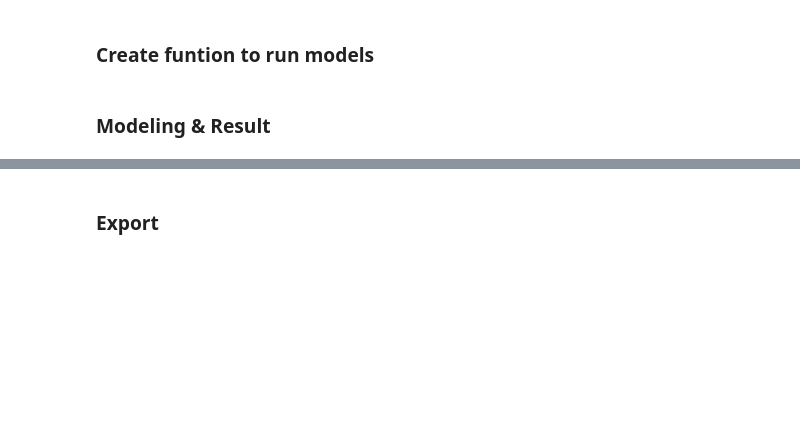
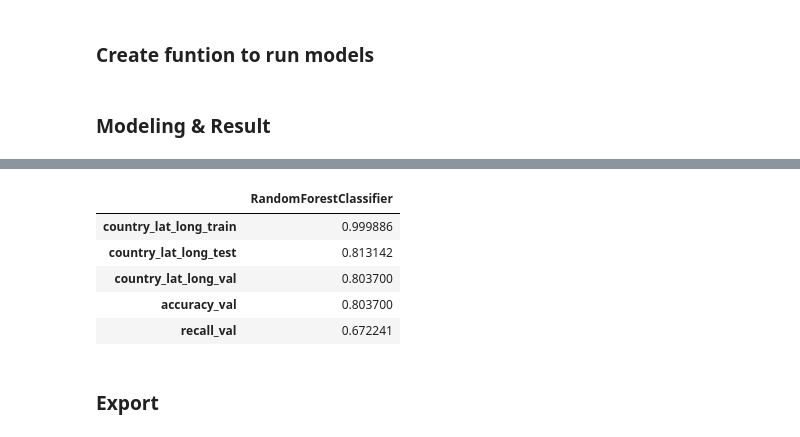
Before and after one commit to simonlazarus/Predicting-Poverty-with-Satellite-Images, a Jupyter notebook: code/04_Baseline_model.ipynb, the cells around one changed output, grey strips where cells are left out. Drawn from its saved outputs; the diff is of its cells as text; code cells hidden in the pictures; blank space fills up the shorter version.

```diff
--- a/code/04_Baseline_model.ipynb
+++ b/code/04_Baseline_model.ipynb
@@ -115,27 +126,26 @@ def fit_and_report(model, df_train, df_test, is_print=False):
 # %% [markdown]
 ### Modeling & Result
 # %%
-# Prepare datafram to keep the results
-df_score = pd.DataFrame(index=['only_country_train', 'only_country_test',
-                               'country_is_urban_train', 'country_is_urban_test',
-                               'country_is_urban_lat_long_train', 'country_is_urban_lat_long_test',
-                               'only_lat_long_train', 'only_lat_long_test',
-                               'country_lat_long_train', 'country_lat_long_test',
+# run the model
+n_features = 5
+df_score = pd.DataFrame(index=['only_country_train', 'only_country_test', 'only_country_val',
+                               'country_is_urban_train', 'country_is_urban_test', 'country_is_urban_val',
+                               'country_is_urban_lat_long_train', 'country_is_urban_lat_long_test', 'country_is_urban_lat_long_val',
+                               'only_lat_long_train', 'only_lat_long_test', 'only_lat_long_val',
+                               'country_lat_long_train', 'country_lat_long_test', 'country_lat_long_val',
                               ])
 
 # Iterate through all models for making the baseline model
 logr, rf, ada, knn = [], [], [], []
-for _ in range(5):
+for _ in range(n_features):
     logr.append(LogisticRegression(random_state=42))
     rf.append(RandomForestClassifier(random_state=42))
     ada.append(AdaBoostClassifier(random_state=42))
     knn.append(KNeighborsClassifier())
-df_score['LogisticRegression'] = fit_and_report(logr, train, test);
-df_score['RandomForestClassifier'] = fit_and_report(rf, train, test);
-df_score['AdaBoostClassifier'] = fit_and_report(ada, train, test);
-df_score['KNeighborsClassifier'] = fit_and_report(knn, train, test);
-
-df_score
+df_score['LogisticRegression'], lr_cm, lr_cm_val = fit_and_report(logr, train, test, val)
+df_score['RandomForestClassifier'], rf_cm, rf_cm_val = fit_and_report(rf, train, test, val)
+df_score['AdaBoostClassifier'], ada_cm, ada_cm_val = fit_and_report(ada, train, test, val)
+df_score['KNeighborsClassifier'], knn_cm, knn_cm_val = fit_and_report(knn, train, test, val)
 # %% [output]
 STOP: TOTAL NO. of ITERATIONS REACHED LIMIT.
 
@@ -164,0 +183,15 @@ Please also refer to the documentation for alternative solver options:
+# %%
+# Print score function
+def print_score(cm, is_print=False):
+    tn, fp, fn, tp = cm.ravel()
+    # calculate accuracy
+    conf_accuracy = (float (tp+tn) / float(tp + tn + fp + fn))
+
+    # calculate the recall
+    conf_recall = (tp / float(tp + fn))
+
+    if is_print:
+        decimal = 3
+        print(f'Accuracy: \t{round(conf_accuracy,decimal)}')
+        print(f'Recall: \t{round(conf_recall,decimal)}')
+    return conf_accuracy, conf_recall
@@ -165,3 +229,15 @@ Please also refer to the documentation for alternative solver options:
+# %%
+df_best_model = df_score.iloc[-3:,1:2]
+acc_rec = pd.DataFrame(data=[print_score(rf_cm_val[4])[0], print_score(rf_cm_val[4])[1]], index=['accuracy_val', 'recall_val'], columns=['RandomForestClassifier'])
+df_best_model = pd.concat([df_best_model, acc_rec])
+df_best_model
+# %% [output]
+|  | RandomForestClassifier |
+| country_lat_long_train | 0.999886 |
+| country_lat_long_test | 0.813142 |
+| country_lat_long_val | 0.803700 |
+| accuracy_val | 0.803700 |
+| recall_val | 0.672241 |
 # %% [markdown]
 ### Export
 # %%
```
Also changed, not shown: parts of 19 cells of this notebook.
